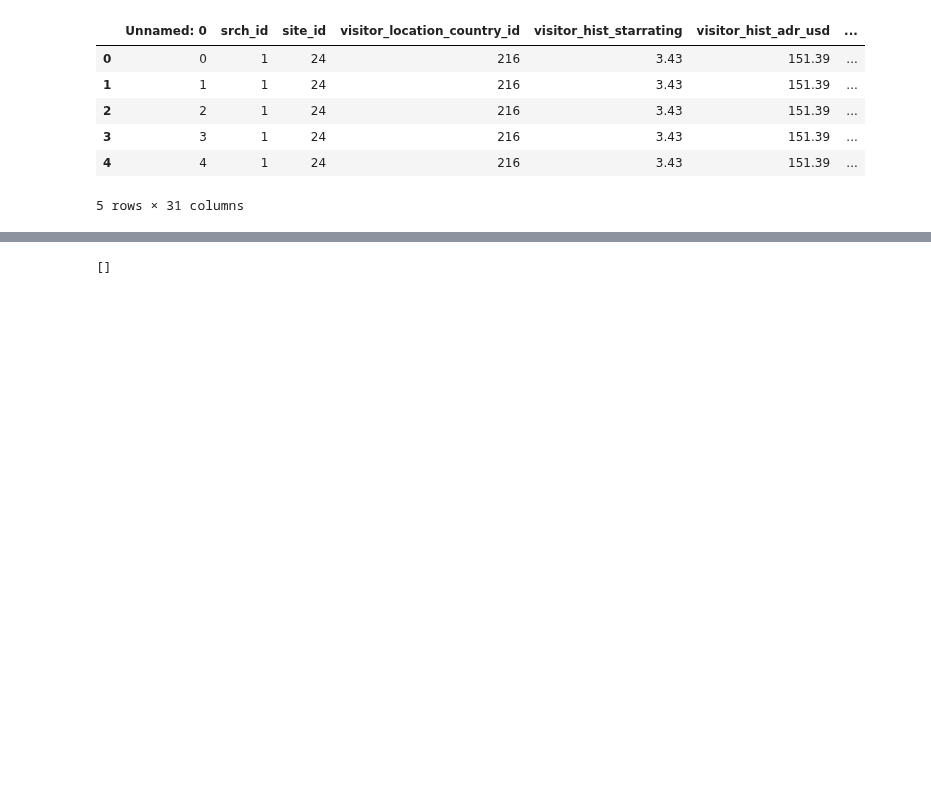
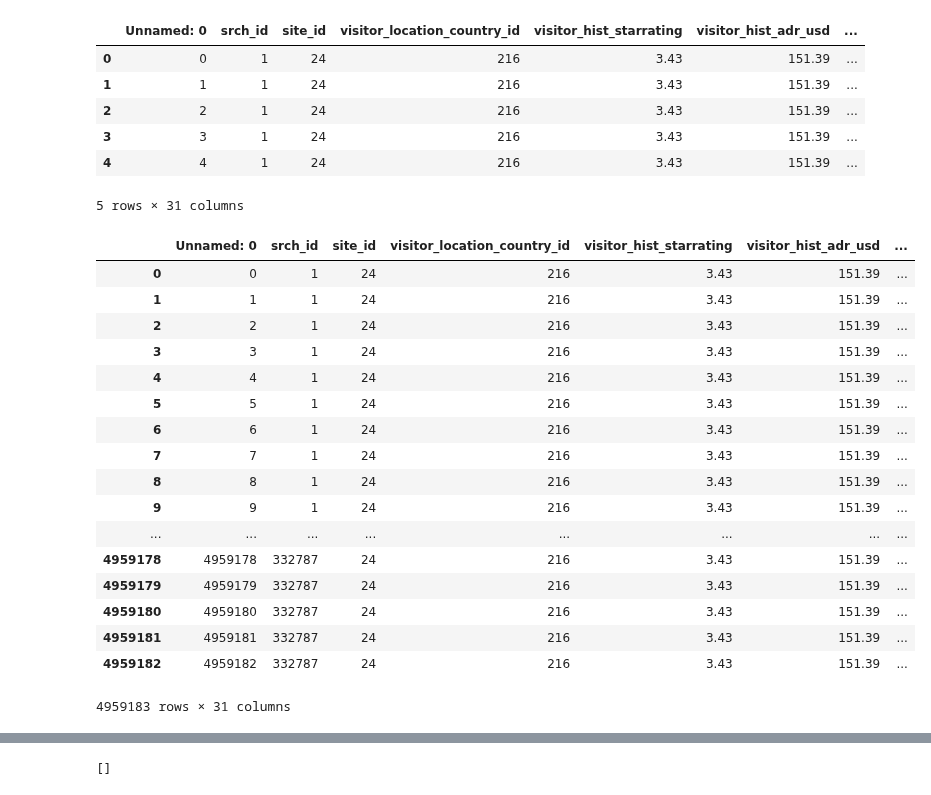
Before and after one commit to DavideBrex/Expedia-Hotels-recommendation-system, a Jupyter notebook: Test_ranking_models.ipynb, the cells around one changed output, grey strips where cells are left out. Cells and saved outputs as stored; diff of their text form; code cells hidden in the pictures; blank space fills up the shorter version.

```diff
--- a/Test_ranking_models.ipynb
+++ b/Test_ranking_models.ipynb
@@ -414,4 +420,25 @@ new_test_set.head()
 | 3 | 3 | 1 | 24 | 216 | 3.43 | 151.39 | ... |
 | 4 | 4 | 1 | 24 | 216 | 3.43 | 151.39 | ... |
 5 rows × 31 columns
+# %%
+new_test_set
+# %% [output]
+|  | Unnamed: 0 | srch_id | site_id | visitor_location_country_id | visitor_hist_starrating | visitor_hist_adr_usd | ... |
+| 0 | 0 | 1 | 24 | 216 | 3.43 | 151.39 | ... |
+| 1 | 1 | 1 | 24 | 216 | 3.43 | 151.39 | ... |
+| 2 | 2 | 1 | 24 | 216 | 3.43 | 151.39 | ... |
+| 3 | 3 | 1 | 24 | 216 | 3.43 | 151.39 | ... |
+| 4 | 4 | 1 | 24 | 216 | 3.43 | 151.39 | ... |
+| 5 | 5 | 1 | 24 | 216 | 3.43 | 151.39 | ... |
+| 6 | 6 | 1 | 24 | 216 | 3.43 | 151.39 | ... |
+| 7 | 7 | 1 | 24 | 216 | 3.43 | 151.39 | ... |
+| 8 | 8 | 1 | 24 | 216 | 3.43 | 151.39 | ... |
+| 9 | 9 | 1 | 24 | 216 | 3.43 | 151.39 | ... |
+| ... | ... | ... | ... | ... | ... | ... | ... |
+| 4959178 | 4959178 | 332787 | 24 | 216 | 3.43 | 151.39 | ... |
+| 4959179 | 4959179 | 332787 | 24 | 216 | 3.43 | 151.39 | ... |
+| 4959180 | 4959180 | 332787 | 24 | 216 | 3.43 | 151.39 | ... |
+| 4959181 | 4959181 | 332787 | 24 | 216 | 3.43 | 151.39 | ... |
+| 4959182 | 4959182 | 332787 | 24 | 216 | 3.43 | 151.39 | ... |
+4959183 rows × 31 columns
 # %%
```
Also changed, not shown: parts of 19 cells of this notebook, 2 other files.
